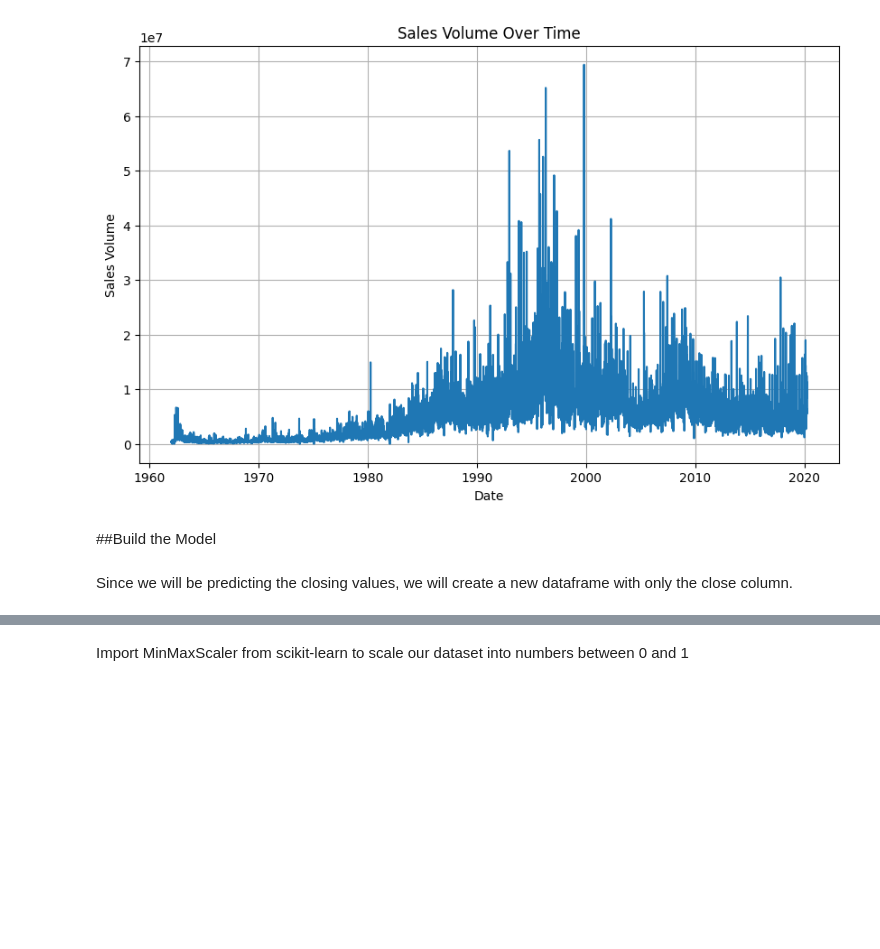
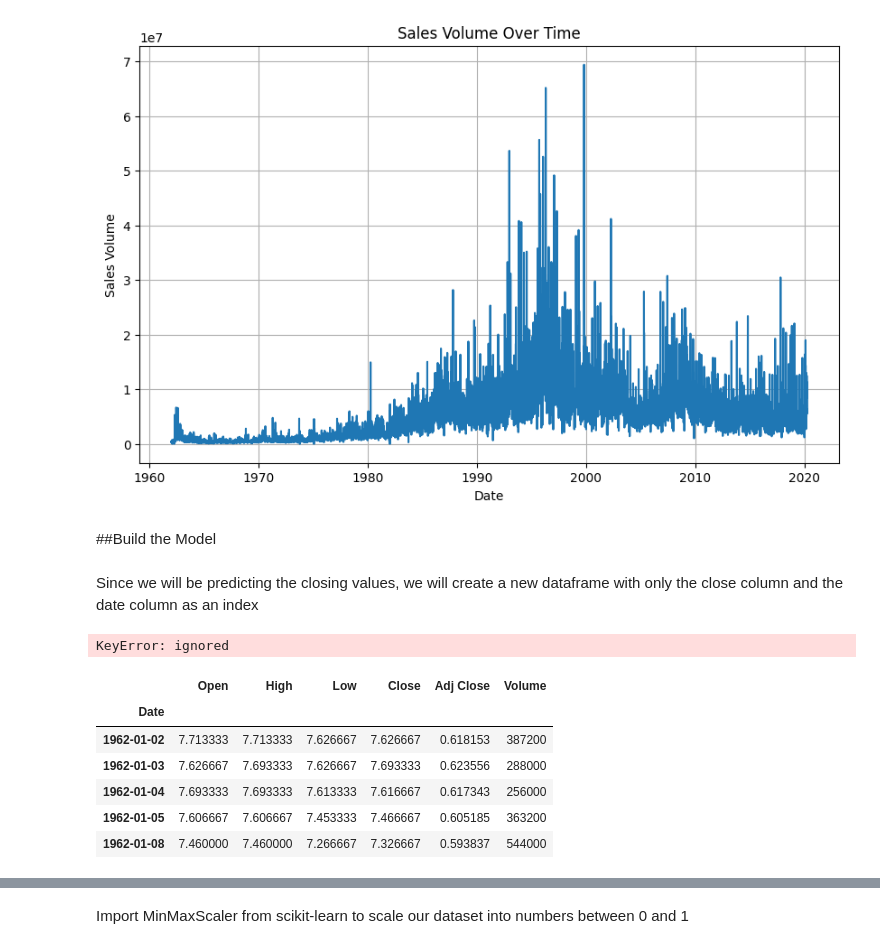
Before and after one commit to commitit/Stock-Prediction, a Jupyter notebook: AI_Stock_LSTM.ipynb, the cells around one changed output, grey strips where cells are left out. Saved outputs shown, nothing was run; the diff lists cells and outputs as text; code cells hidden in the pictures; blank space fills up the shorter version.

```diff
--- a/AI_Stock_LSTM.ipynb
+++ b/AI_Stock_LSTM.ipynb
@@ -115,5 +115,20 @@ plt.show()
 # %% [markdown]
 ##Build the Model
 # %% [markdown]
-Since we will be predicting the closing values, we will create a new dataframe with only the close column.
+Since we will be predicting the closing values, we will create a new dataframe with only the close column and the date column as an index
+# %%
+df.set_index('Date', inplace=True)
+df.head()
+# %% [output]
+KeyError: ignored
+# %%
+df.head()
+# %% [output]
+|  | Open | High | Low | Close | Adj Close | Volume |
+| Date |  |  |  |  |  |  |
+| 1962-01-02 | 7.713333 | 7.713333 | 7.626667 | 7.626667 | 0.618153 | 387200 |
+| 1962-01-03 | 7.626667 | 7.693333 | 7.626667 | 7.693333 | 0.623556 | 288000 |
+| 1962-01-04 | 7.693333 | 7.693333 | 7.613333 | 7.616667 | 0.617343 | 256000 |
+| 1962-01-05 | 7.606667 | 7.606667 | 7.453333 | 7.466667 | 0.605185 | 363200 |
+| 1962-01-08 | 7.460000 | 7.460000 | 7.266667 | 7.326667 | 0.593837 | 544000 |
 # %%
```
Also changed, not shown: parts of 12 cells of this notebook.
